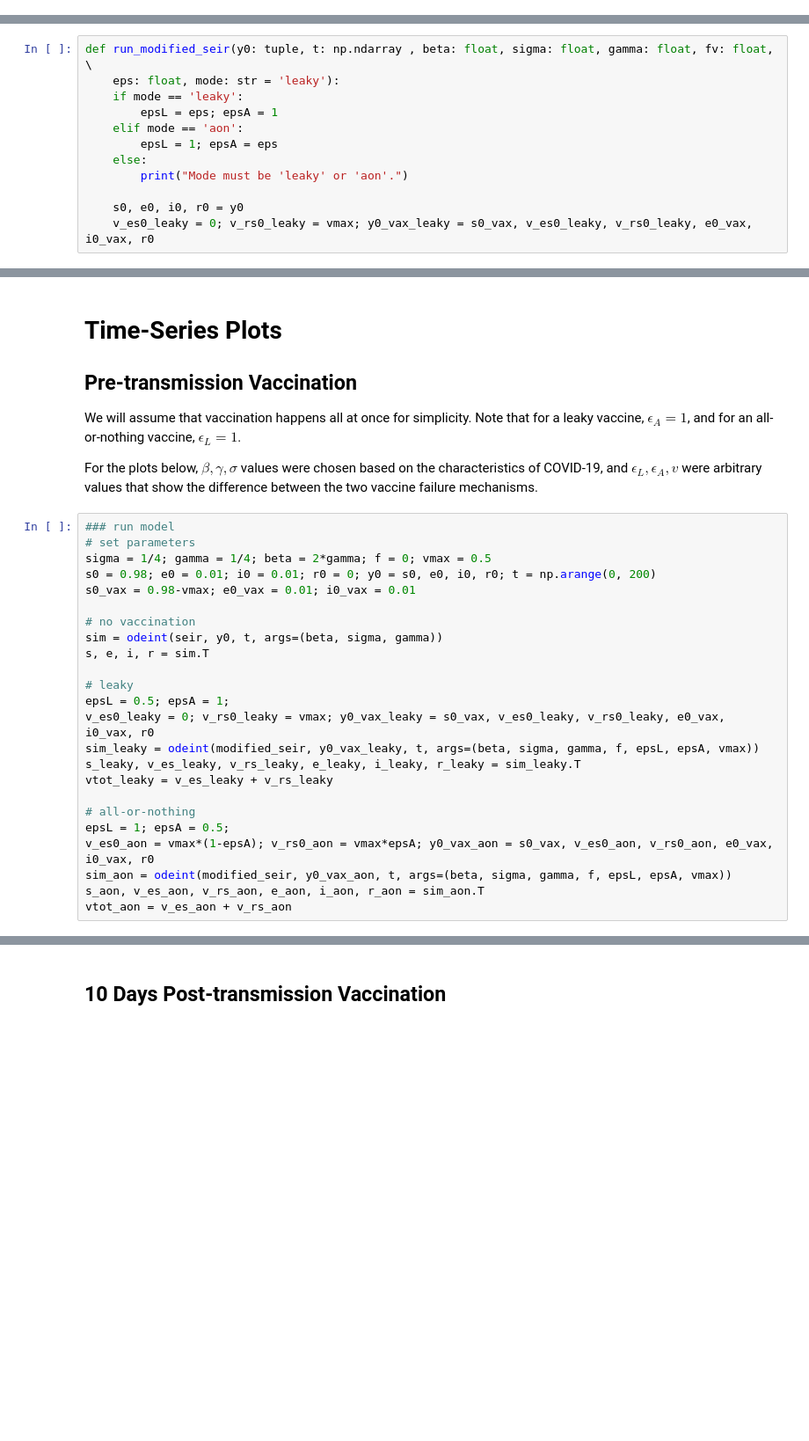
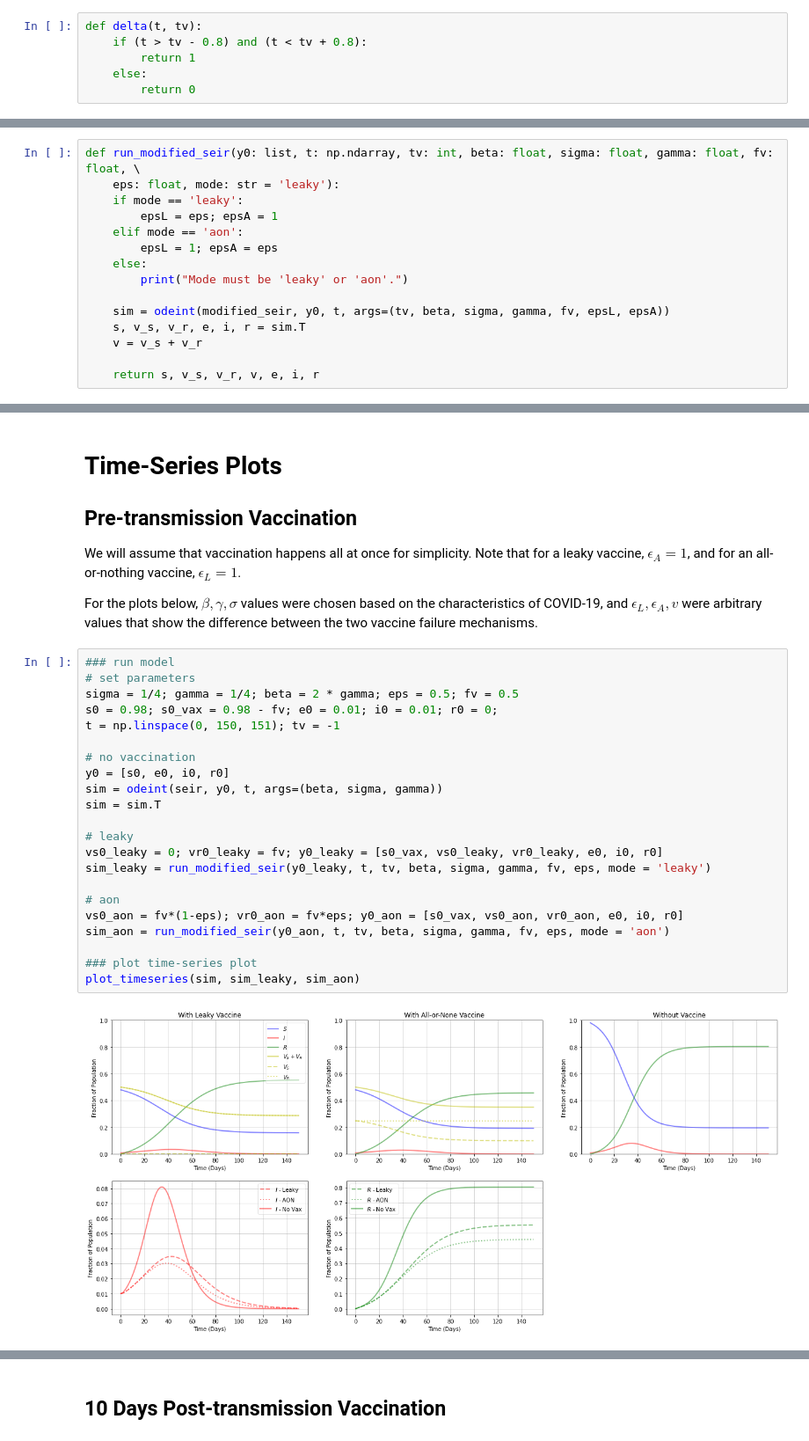
Before and after one commit to anjalika-nande/VaccineEfficacy, a Jupyter notebook: Models.ipynb, the cells around one changed output, grey strips where cells are left out. Shown at 88% size. Cells and saved outputs as stored; diff of their text form; blank space fills up the shorter version.

```diff
--- a/Models.ipynb
+++ b/Models.ipynb
@@ -71,4 +72,10 @@ We modified the above SEIR model to investigate two possible vaccine failure mec
 - $\epsilon_L$: Efficacy of 'leaky' protection
 - $\sigma$: Duration of the latent period
 - $\gamma$: Duration of the infectious period
+# %%
+def delta(t, tv):
+    if (t > tv - 0.8) and (t < tv + 0.8):
+        return 1
+    else:
+        return 0
 # %%
@@ -117,7 +107,7 @@ The $R_0$ value changes throughout the progression of the disease as interventio
 
 $$ R_{0,V} = \frac{\beta}{\gamma} (1 - \epsilon_L \epsilon_A f_V) = R_0 (1 - \epsilon_L \epsilon_A f_V)$$
 # %%
-def run_modified_seir(y0: tuple, t: np.ndarray , beta: float, sigma: float, gamma: float, fv: float, \
+def run_modified_seir(y0: list, t: np.ndarray, tv: int, beta: float, sigma: float, gamma: float, fv: float, \
     eps: float, mode: str = 'leaky'):
     if mode == 'leaky':
         epsL = eps; epsA = 1
@@ -126,5 +116,8 @@ def run_modified_seir(y0: tuple, t: np.ndarray , beta: float, sigma: float, gamm
     else:
         print("Mode must be 'leaky' or 'aon'.")
 
-    s0, e0, i0, r0 = y0
-    v_es0_leaky = 0; v_rs0_leaky = vmax; y0_vax_leaky = s0_vax, v_es0_leaky, v_rs0_leaky, e0_vax, i0_vax, r0
+    sim = odeint(modified_seir, y0, t, args=(tv, beta, sigma, gamma, fv, epsL, epsA))
+    s, v_s, v_r, e, i, r = sim.T
+    v = v_s + v_r
+
+    return s, v_s, v_r, v, e, i, r
@@ -141,24 +131,24 @@ For the plots below, $\beta, \gamma, \sigma$ values were chosen based on the cha
 # %%
 ### run model
 # set parameters
-sigma = 1/4; gamma = 1/4; beta = 2*gamma; f = 0; vmax = 0.5
-s0 = 0.98; e0 = 0.01; i0 = 0.01; r0 = 0; y0 = s0, e0, i0, r0; t = np.arange(0, 200)
-s0_vax = 0.98-vmax; e0_vax = 0.01; i0_vax = 0.01
+sigma = 1/4; gamma = 1/4; beta = 2 * gamma; eps = 0.5; fv = 0.5
+s0 = 0.98; s0_vax = 0.98 - fv; e0 = 0.01; i0 = 0.01; r0 = 0;
+t = np.linspace(0, 150, 151); tv = -1
 
 # no vaccination
+y0 = [s0, e0, i0, r0]
 sim = odeint(seir, y0, t, args=(beta, sigma, gamma))
-s, e, i, r = sim.T
+sim = sim.T
 
 # leaky
-epsL = 0.5; epsA = 1;
-v_es0_leaky = 0; v_rs0_leaky = vmax; y0_vax_leaky = s0_vax, v_es0_leaky, v_rs0_leaky, e0_vax, i0_vax, r0
-sim_leaky = odeint(modified_seir, y0_vax_leaky, t, args=(beta, sigma, gamma, f, epsL, epsA, vmax))
-s_leaky, v_es_leaky, v_rs_leaky, e_leaky, i_leaky, r_leaky = sim_leaky.T
-vtot_leaky = v_es_leaky + v_rs_leaky
+vs0_leaky = 0; vr0_leaky = fv; y0_leaky = [s0_vax, vs0_leaky, vr0_leaky, e0, i0, r0]
+sim_leaky = run_modified_seir(y0_leaky, t, tv, beta, sigma, gamma, fv, eps, mode = 'leaky')
 
-# all-or-nothing
-epsL = 1; epsA = 0.5;
-v_es0_aon = vmax*(1-epsA); v_rs0_aon = vmax*epsA; y0_vax_aon = s0_vax, v_es0_aon, v_rs0_aon, e0_vax, i0_vax, r0
-sim_aon = odeint(modified_seir, y0_vax_aon, t, args=(beta, sigma, gamma, f, epsL, epsA, vmax))
-s_aon, v_es_aon, v_rs_aon, e_aon, i_aon, r_aon = sim_aon.T
-vtot_aon = v_es_aon + v_rs_aon
+# aon
+vs0_aon = fv*(1-eps); vr0_aon = fv*eps; y0_aon = [s0_vax, vs0_aon, vr0_aon, e0, i0, r0]
+sim_aon = run_modified_seir(y0_aon, t, tv, beta, sigma, gamma, fv, eps, mode = 'aon')
+
+### plot time-series plot
+plot_timeseries(sim, sim_leaky, sim_aon)
+# %% [output]
+[figure, added]
```
Also changed, not shown: parts of 13 cells of this notebook, 19 other files.
